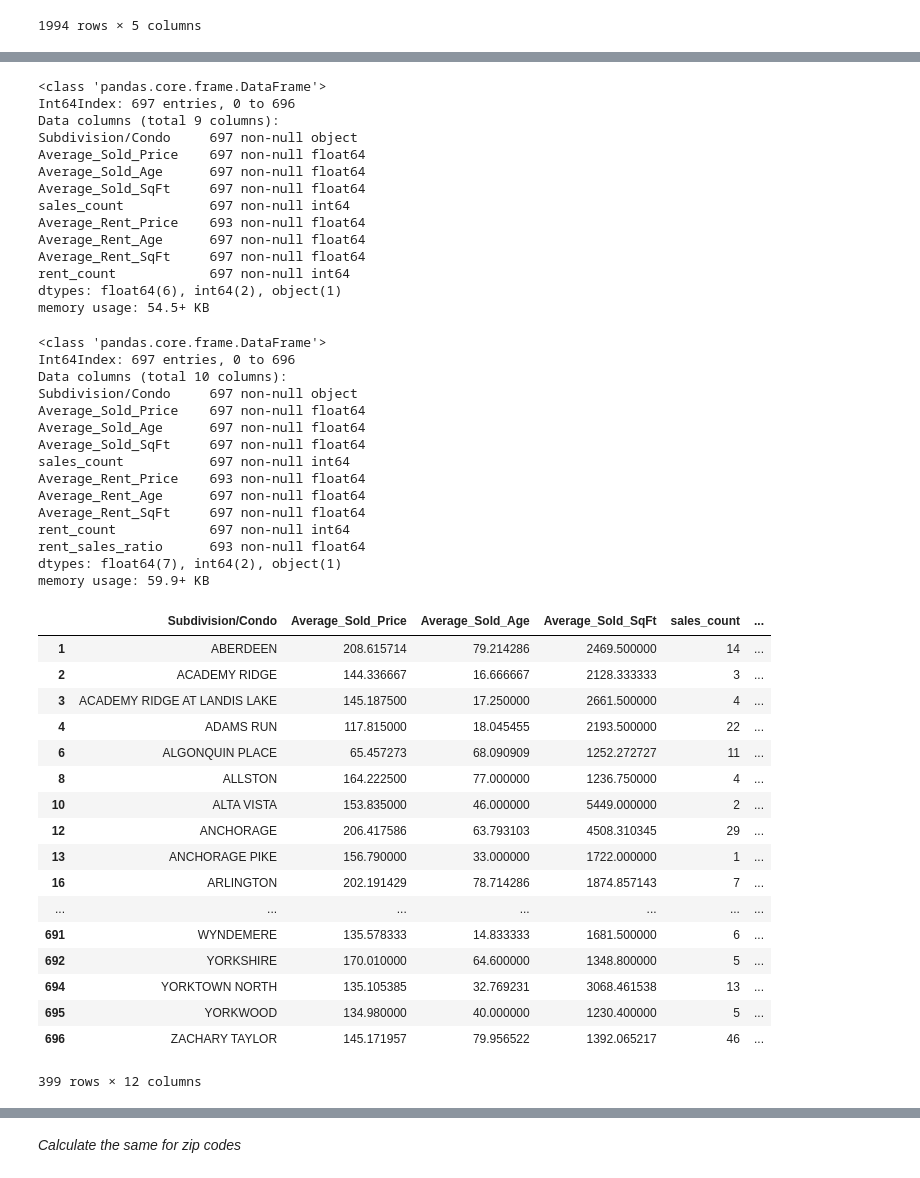
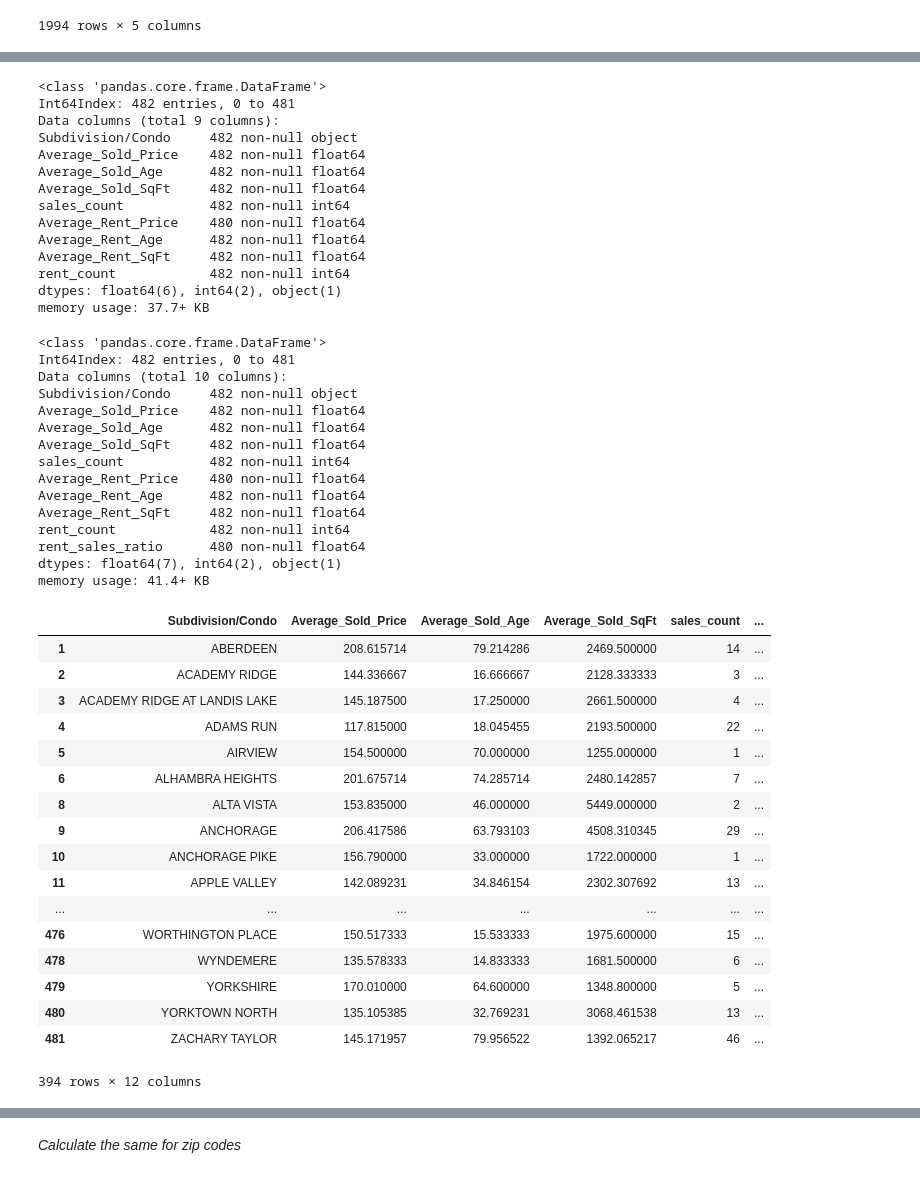
Before and after one commit to Or78Ka/python_project_2021_Orsi_K, a Jupyter notebook: Final python project Orsi K.ipynb, the cells around one changed output, grey strips where cells are left out. Drawn from its saved outputs; the diff is of its cells as text; code cells hidden in the pictures.

Commit message:
same calculations are done for both subdiv and zip code data

```diff
--- a/Final python project Orsi K.ipynb
+++ b/Final python project Orsi K.ipynb
@@ -53,2 +73,4 @@ df2['Age'] = np.where(df2['Age'] > 400, 0, df2['Age'])
 # %%
-# need to drop rental data that is more than a
+# need to drop rental data that is from before 2019
+df2 = df2[(df2['Status Change Date'].dt.year >= 2019)]
+df2.info()
@@ -153,66 +193,66 @@ subdivision_df
 subdivision_df.info()
 # %% [output]
 <class 'pandas.core.frame.DataFrame'>
-Int64Index: 697 entries, 0 to 696
+Int64Index: 482 entries, 0 to 481
 Data columns (total 9 columns):
-Subdivision/Condo     697 non-null object
-Average_Sold_Price    697 non-null float64
-Average_Sold_Age      697 non-null float64
-Average_Sold_SqFt     697 non-null float64
-sales_count           697 non-null int64
-Average_Rent_Price    693 non-null float64
-Average_Rent_Age      697 non-null float64
-Average_Rent_SqFt     697 non-null float64
-rent_count            697 non-null int64
+Subdivision/Condo     482 non-null object
+Average_Sold_Price    482 non-null float64
+Average_Sold_Age      482 non-null float64
+Average_Sold_SqFt     482 non-null float64
+sales_count           482 non-null int64
+Average_Rent_Price    480 non-null float64
+Average_Rent_Age      482 non-null float64
+Average_Rent_SqFt     482 non-null float64
+rent_count            482 non-null int64
 dtypes: float64(6), int64(2), object(1)
-memory usage: 54.5+ KB
+memory usage: 37.7+ KB
 # %%
 subdivision_df['rent_sales_ratio'] = pd.eval('subdivision_df.Average_Rent_Price/subdivision_df.Average_Sold_Price')*1000
 subdivision_df.info()
 # %% [output]
 <class 'pandas.core.frame.DataFrame'>
-Int64Index: 697 entries, 0 to 696
+Int64Index: 482 entries, 0 to 481
 Data columns (total 10 columns):
-Subdivision/Condo     697 non-null object
-Average_Sold_Price    697 non-null float64
-Average_Sold_Age      697 non-null float64
-Average_Sold_SqFt     697 non-null float64
-sales_count           697 non-null int64
-Average_Rent_Price    693 non-null float64
-Average_Rent_Age      697 non-null float64
-Average_Rent_SqFt     697 non-null float64
-rent_count            697 non-null int64
-rent_sales_ratio      693 non-null float64
+Subdivision/Condo     482 non-null object
+Average_Sold_Price    482 non-null float64
+Average_Sold_Age      482 non-null float64
+Average_Sold_SqFt     482 non-null float64
+sales_count           482 non-null int64
+Average_Rent_Price    480 non-null float64
+Average_Rent_Age      482 non-null float64
+Average_Rent_SqFt     482 non-null float64
+rent_count            482 non-null int64
+rent_sales_ratio      480 non-null float64
 dtypes: float64(7), int64(2), object(1)
-memory usage: 59.9+ KB
+memory usage: 41.4+ KB
 # %%
-# exclude items from the dataframe where the average SqFt and/or Age of the houses sold are very different (more than 30% higher
+# exclude items from the dataframe where the average SqFt and/or Age of the houses sold are very different (more than 50% higher
 # or lower) from the average age and/of SqFt of the rented homes -> the Rental and Sales price comparison is not relevant
 
 subdivision_df['rent_sales_age_percent'] = pd.eval('abs((subdivision_df.Average_Sold_Age-subdivision_df.Average_Rent_Age)/subdivision_df.Average_Sold_Age)')
 subdivision_df['rent_sales_SqFt_percent'] = pd.eval('abs((subdivision_df.Average_Sold_SqFt-subdivision_df.Average_Rent_SqFt)/subdivision_df.Average_Sold_SqFt)')
-subdivision1_df = subdivision_df.drop(subdivision_df[subdivision_df['rent_sales_age_percent'] > .3].index)
-reduced_subdivision_df = subdivision1_df.drop(subdivision1_df[subdivision1_df['rent_sales_SqFt_percent'] > .3].index)
+subdivision1_df = subdivision_df.drop(subdivision_df[subdivision_df['rent_sales_age_percent'] > .5].index)
+reduced_subdivision_df = subdivision1_df.drop(subdivision1_df[subdivision1_df['rent_sales_SqFt_percent'] > .5].index)
 reduced_subdivision_df
 # %% [output]
 |  | Subdivision/Condo | Average_Sold_Price | Average_Sold_Age | Average_Sold_SqFt | sales_count | ... |
 | 1 | ABERDEEN | 208.615714 | 79.214286 | 2469.500000 | 14 | ... |
 | 2 | ACADEMY RIDGE | 144.336667 | 16.666667 | 2128.333333 | 3 | ... |
 | 3 | ACADEMY RIDGE AT LANDIS LAKE | 145.187500 | 17.250000 | 2661.500000 | 4 | ... |
 | 4 | ADAMS RUN | 117.815000 | 18.045455 | 2193.500000 | 22 | ... |
-| 6 | ALGONQUIN PLACE | 65.457273 | 68.090909 | 1252.272727 | 11 | ... |
-| 8 | ALLSTON | 164.222500 | 77.000000 | 1236.750000 | 4 | ... |
-| 10 | ALTA VISTA | 153.835000 | 46.000000 | 5449.000000 | 2 | ... |
-| 12 | ANCHORAGE | 206.417586 | 63.793103 | 4508.310345 | 29 | ... |
-| 13 | ANCHORAGE PIKE | 156.790000 | 33.000000 | 1722.000000 | 1 | ... |
-| 16 | ARLINGTON | 202.191429 | 78.714286 | 1874.857143 | 7 | ... |
+| 5 | AIRVIEW | 154.500000 | 70.000000 | 1255.000000 | 1 | ... |
+| 6 | ALHAMBRA HEIGHTS | 201.675714 | 74.285714 | 2480.142857 | 7 | ... |
+| 8 | ALTA VISTA | 153.835000 | 46.000000 | 5449.000000 | 2 | ... |
+| 9 | ANCHORAGE | 206.417586 | 63.793103 | 4508.310345 | 29 | ... |
+| 10 | ANCHORAGE PIKE | 156.790000 | 33.000000 | 1722.000000 | 1 | ... |
+| 11 | APPLE VALLEY | 142.089231 | 34.846154 | 2302.307692 | 13 | ... |
 | ... | ... | ... | ... | ... | ... | ... |
-| 691 | WYNDEMERE | 135.578333 | 14.833333 | 1681.500000 | 6 | ... |
-| 692 | YORKSHIRE | 170.010000 | 64.600000 | 1348.800000 | 5 | ... |
-| 694 | YORKTOWN NORTH | 135.105385 | 32.769231 | 3068.461538 | 13 | ... |
-| 695 | YORKWOOD | 134.980000 | 40.000000 | 1230.400000 | 5 | ... |
-| 696 | ZACHARY TAYLOR | 145.171957 | 79.956522 | 1392.065217 | 46 | ... |
+| 476 | WORTHINGTON PLACE | 150.517333 | 15.533333 | 1975.600000 | 15 | ... |
+| 478 | WYNDEMERE | 135.578333 | 14.833333 | 1681.500000 | 6 | ... |
+| 479 | YORKSHIRE | 170.010000 | 64.600000 | 1348.800000 | 5 | ... |
+| 480 | YORKTOWN NORTH | 135.105385 | 32.769231 | 3068.461538 | 13 | ... |
+| 481 | ZACHARY TAYLOR | 145.171957 | 79.956522 | 1392.065217 | 46 | ... |
-399 rows × 12 columns
+394 rows × 12 columns
 # %%
 # show the subdivisions with the highest rent(per sqft)/sales(per sqft) ratio -> where you get the most bang for your buck
 # if investing in a rental property
```
Also changed, not shown: parts of 13 cells of this notebook.
